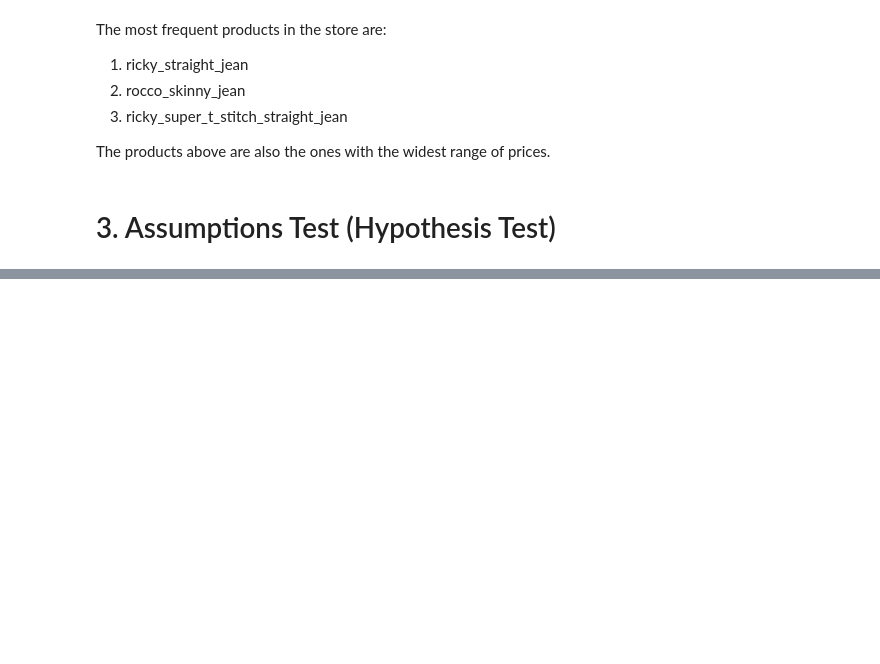
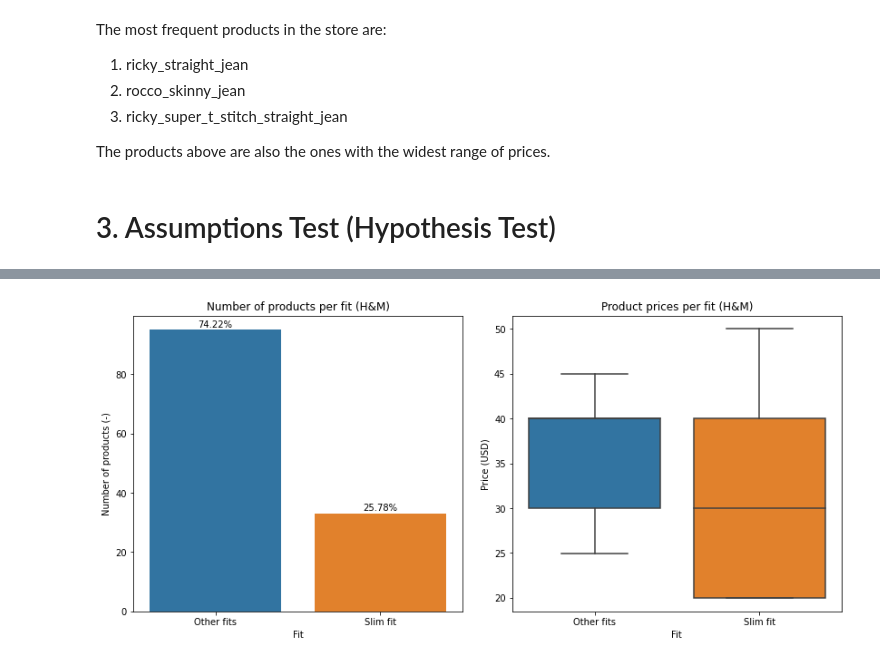
Before and after one commit to lucasquemelli/Star_Jeans, a Jupyter notebook: star_jeans.ipynb, the cells around one changed output, grey strips where cells are left out. Drawn from its saved outputs; the diff is of its cells as text; code cells hidden in the pictures; blank space fills up the shorter version.

```diff
--- a/star_jeans.ipynb
+++ b/star_jeans.ipynb
@@ -766,0 +763,36 @@ The business assumptions (hypothesis) to be tested are:
+# %%
+for i in range(len(data_analysis)):
+
+  if data_analysis.loc[i, 'fit'] == 'slim_fit':
+    data_analysis.loc[i, 'encoding_fit'] = 1
+
+  else:
+    data_analysis.loc[i, 'encoding_fit'] = 0
+
+plt.figure(figsize = (14,6))
+
+plt.subplot(121)
+ax1 = sns.countplot(x = 'encoding_fit', data = data_analysis)
+for p in ax1.patches:
+  ax1.annotate(format(str((p.get_height()/len(data_analysis)*100).round(2)) + '%'),
+                    (p.get_x() + p.get_width()/2, p.get_height()),
+                    ha='center',
+                    va='center',
+                    xytext=(0,6),
+                    textcoords='offset points')
+ax1 = plt.title("Number of products per fit (H&M)", fontsize=12)
+ax1 = plt.xlabel("Fit", fontsize=10)
+ax1 = plt.ylabel("Number of products (-)", fontsize=10)
+ax1 = plt.xticks(np.arange(2), ('Other fits', 'Slim fit'))
+
+plt.subplot(122)
+ax2 = sns.boxplot(x = 'encoding_fit', y = 'product_price', data = data_analysis)
+ax2 = plt.title("Product prices per fit (H&M)", fontsize=12)
+ax2 = plt.xlabel("Fit", fontsize=10)
+ax2 = plt.ylabel("Price (USD)")
+ax2 = plt.xticks(np.arange(2), ('Other fits', 'Slim fit'))
+
+plt.subplots_adjust(wspace = 0.15)
+plt.show()
+# %% [output]
+[figure, added]
```
Also changed, not shown: parts of 3 cells of this notebook.
